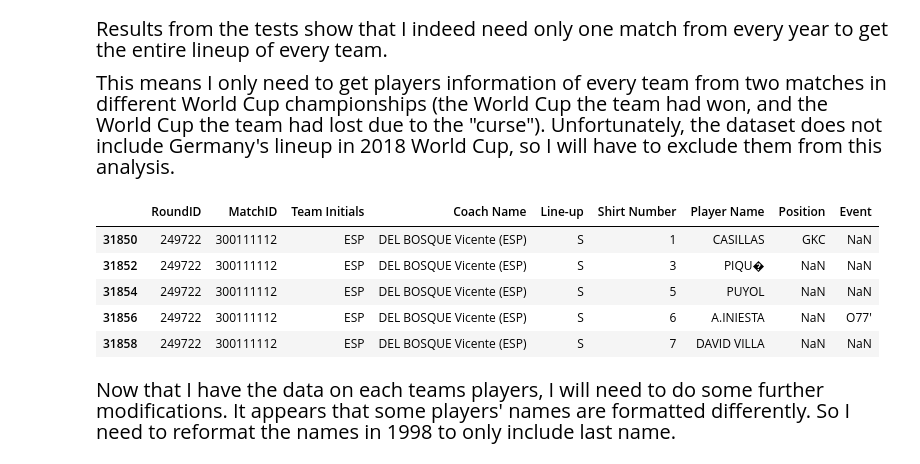
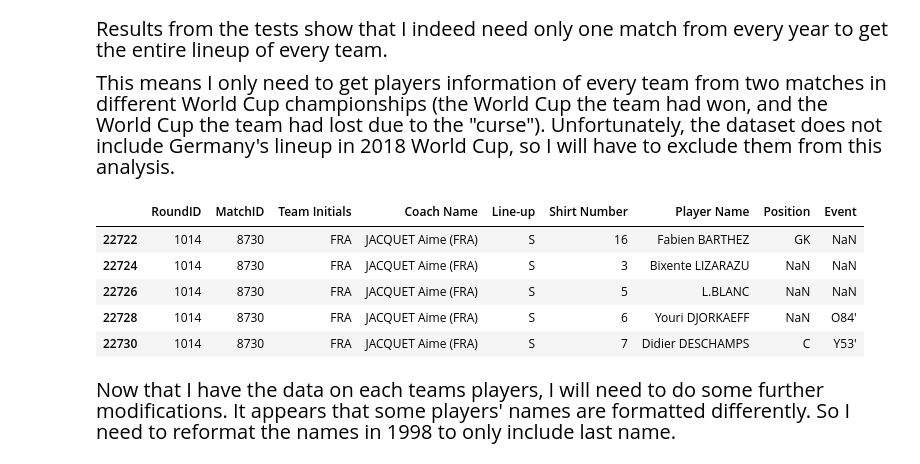
Before and after one commit to Yazeedz91/FIFA-World-Cup-Analysis, a Jupyter notebook: FIFA World Cup - Champion's Curse Analysis.ipynb, the cells around one changed output. Cells and saved outputs as stored; diff of their text form; code cells hidden in the pictures.

```diff
--- a/FIFA World Cup - Champion's Curse Analysis.ipynb
+++ b/FIFA World Cup - Champion's Curse Analysis.ipynb
@@ -704,28 +717,28 @@ array([ True,  True,  True,  True,  True,  True,  True,  True,  True,
 # %%
 ###########################################################
 ##### Players Information for FRA, BRA, ESP, and ITA ######
 ###########################################################
 
 # getting matched IDs
 FRA_matchIDs = [FRA_wc[(FRA_wc['Year'] == 1998)]["MatchID"].values[0], FRA_wc[(FRA_wc['Year'] == 2002)]["MatchID"].values[0]]
 BRA_matchIDs = [BRA_wc[(BRA_wc['Year'] == 2002)]["MatchID"].values[0], BRA_wc[(BRA_wc['Year'] == 2006)]["MatchID"].values[0]]
 ESP_matchIDs = [ESP_wc[(ESP_wc['Year'] == 2010)]["MatchID"].values[0], ESP_wc[(ESP_wc['Year'] == 2014)]["MatchID"].values[0]]
 ITA_matchIDs = [ITA_wc[(ITA_wc['Year'] == 2006)]["MatchID"].values[0], ITA_wc[(ITA_wc['Year'] == 2010)]["MatchID"].values[0]]
 
 # getting players for every team using matches IDs
 FRA_players = pd.DataFrame(wc_players[(wc_players['Team Initials'] == "FRA") & ((wc_players['MatchID'] == FRA_matchIDs[0]) | (wc_players['MatchID'] == FRA_matchIDs[1]))])
 BRA_players = pd.DataFrame(wc_players[(wc_players['Team Initials'] == "BRA") & ((wc_players['MatchID'] == BRA_matchIDs[0]) | (wc_players['MatchID'] == BRA_matchIDs[1]))])
 ESP_players = pd.DataFrame(wc_players[(wc_players['Team Initials'] == "ESP") & ((wc_players['MatchID'] == ESP_matchIDs[0]) | (wc_players['MatchID'] == ESP_matchIDs[1]))])
 ITA_players = pd.DataFrame(wc_players[(wc_players['Team Initials'] == "ITA") & ((wc_players['MatchID'] == ITA_matchIDs[0]) | (wc_players['MatchID'] == ITA_matchIDs[1]))])
 
-ESP_players.head()
+FRA_players.head()
 # %% [output]
 |  | RoundID | MatchID | Team Initials | Coach Name | Line-up | Shirt Number | Player Name | Position | Event |
-| 31850 | 249722 | 300111112 | ESP | DEL BOSQUE Vicente (ESP) | S | 1 | CASILLAS | GKC | NaN |
-| 31852 | 249722 | 300111112 | ESP | DEL BOSQUE Vicente (ESP) | S | 3 | PIQU� | NaN | NaN |
-| 31854 | 249722 | 300111112 | ESP | DEL BOSQUE Vicente (ESP) | S | 5 | PUYOL | NaN | NaN |
-| 31856 | 249722 | 300111112 | ESP | DEL BOSQUE Vicente (ESP) | S | 6 | A.INIESTA | NaN | O77' |
-| 31858 | 249722 | 300111112 | ESP | DEL BOSQUE Vicente (ESP) | S | 7 | DAVID VILLA | NaN | NaN |
+| 22722 | 1014 | 8730 | FRA | JACQUET Aime (FRA) | S | 16 | Fabien BARTHEZ | GK | NaN |
+| 22724 | 1014 | 8730 | FRA | JACQUET Aime (FRA) | S | 3 | Bixente LIZARAZU | NaN | NaN |
+| 22726 | 1014 | 8730 | FRA | JACQUET Aime (FRA) | S | 5 | L.BLANC | NaN | NaN |
+| 22728 | 1014 | 8730 | FRA | JACQUET Aime (FRA) | S | 6 | Youri DJORKAEFF | NaN | O84' |
+| 22730 | 1014 | 8730 | FRA | JACQUET Aime (FRA) | S | 7 | Didier DESCHAMPS | C | Y53' |
 # %% [markdown]
 <p align='left' style="font-size: 20px; font-family:georgia; line-height:30px">Now that I have the data on each teams players, I will need to do some further modifications. It appears that some players' names are formatted differently. So I need to reformat the names in 1998 to only include last name.</p>
 # %%
```
Also changed, not shown: parts of 4 cells of this notebook.
